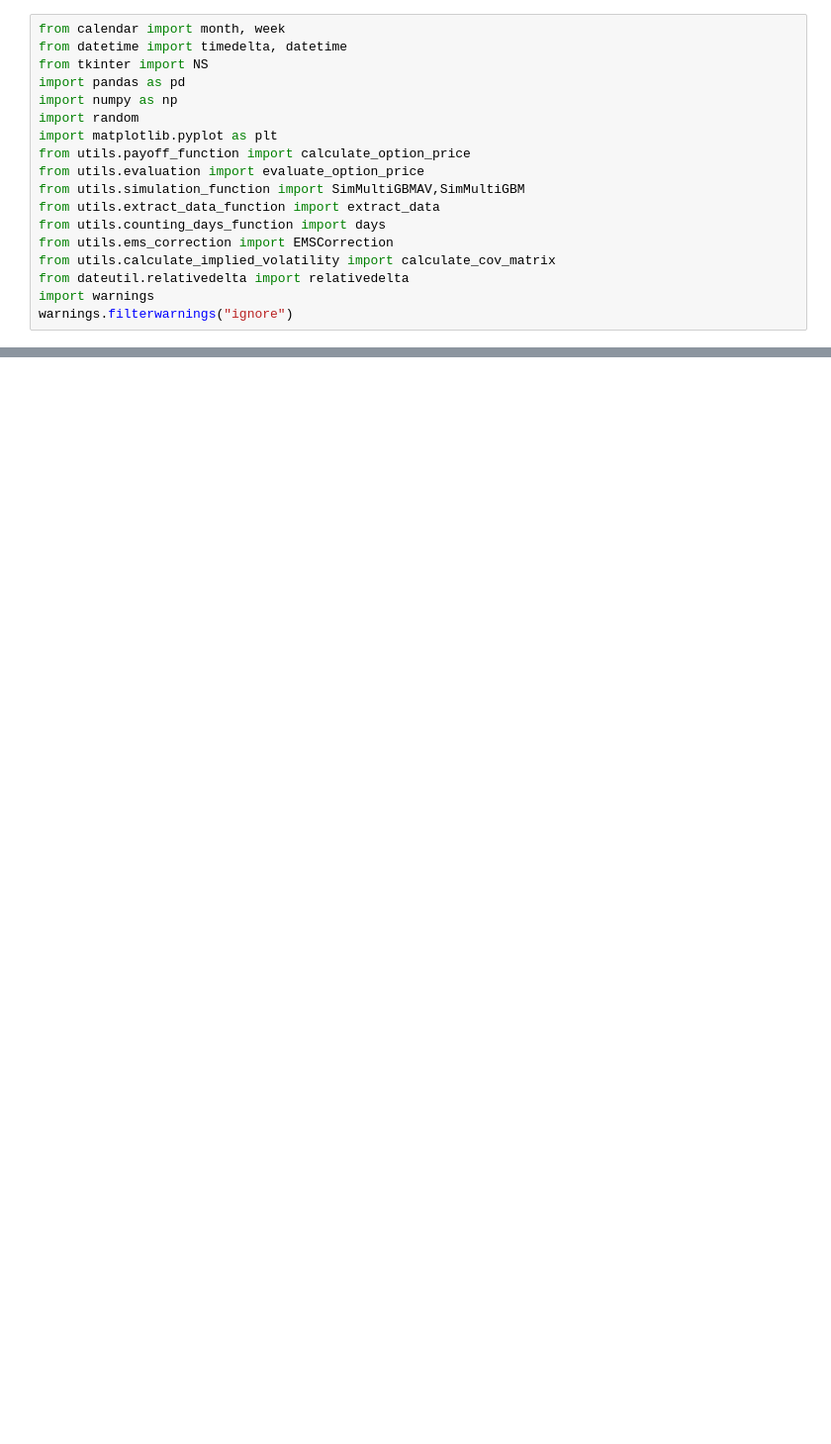
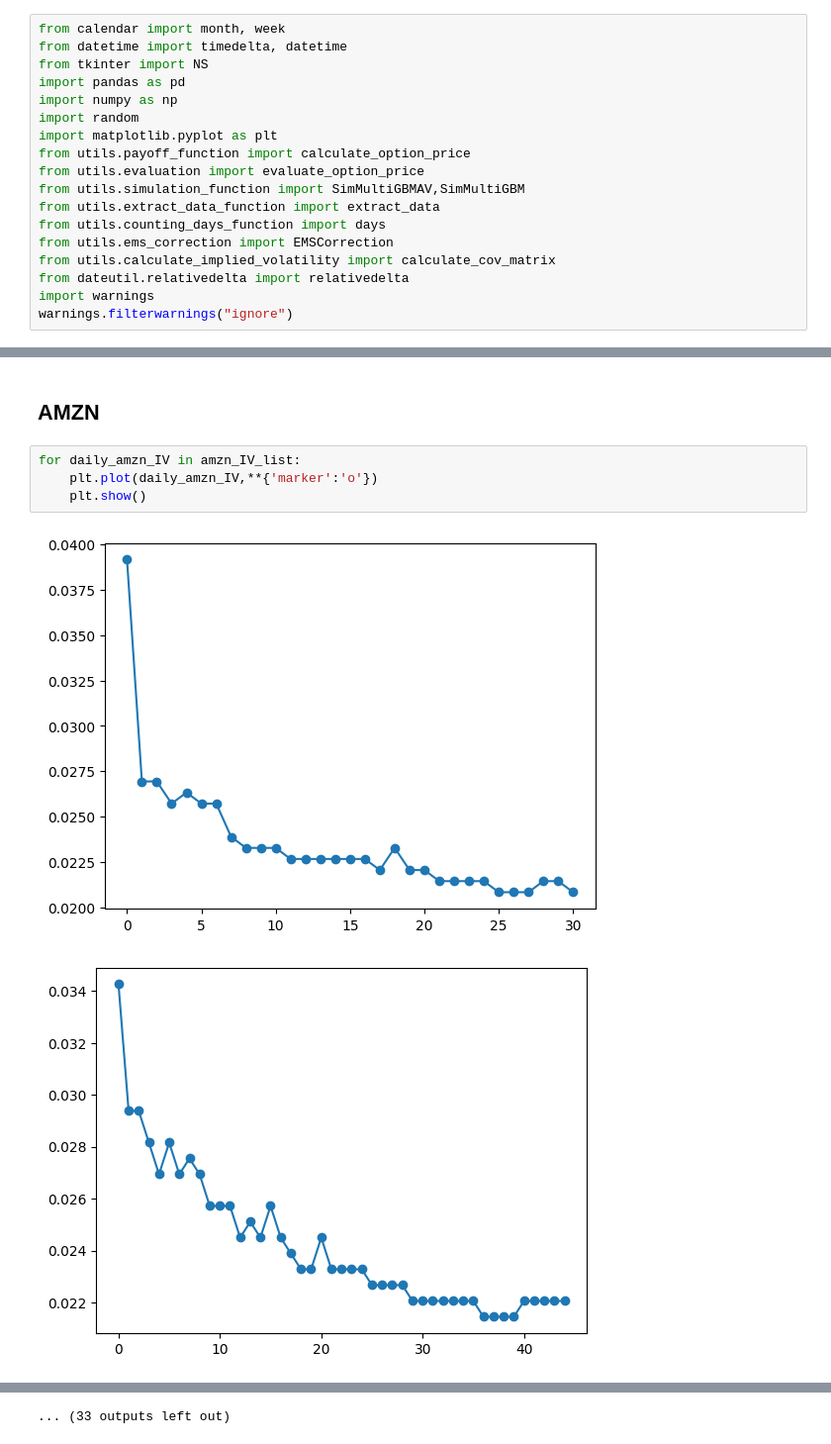
Before and after one commit to Shaojieee/MH4518-Simulation-in-Finance, a Jupyter notebook: python/working.ipynb, the cells around one changed output, grey strips where cells are left out. Shown at 99% size. Drawn from its saved outputs; the diff is of its cells as text; blank space fills up the shorter version.

```diff
--- a/python/working.ipynb
+++ b/python/working.ipynb
@@ -521,0 +242,9 @@ MAE: 8.91473617623123
+# %% [markdown]
+## AMZN
+# %%
+for daily_amzn_IV in amzn_IV_list:
+    plt.plot(daily_amzn_IV,**{'marker':'o'})
+    plt.show()
+# %% [output]
+[figure, added]
+[figure, added]
@@ -521,0 +261 @@ MAE: 8.91473617623123
+... (33 outputs left out)
```
Also changed, not shown: parts of 20 cells of this notebook, 3 other files.
